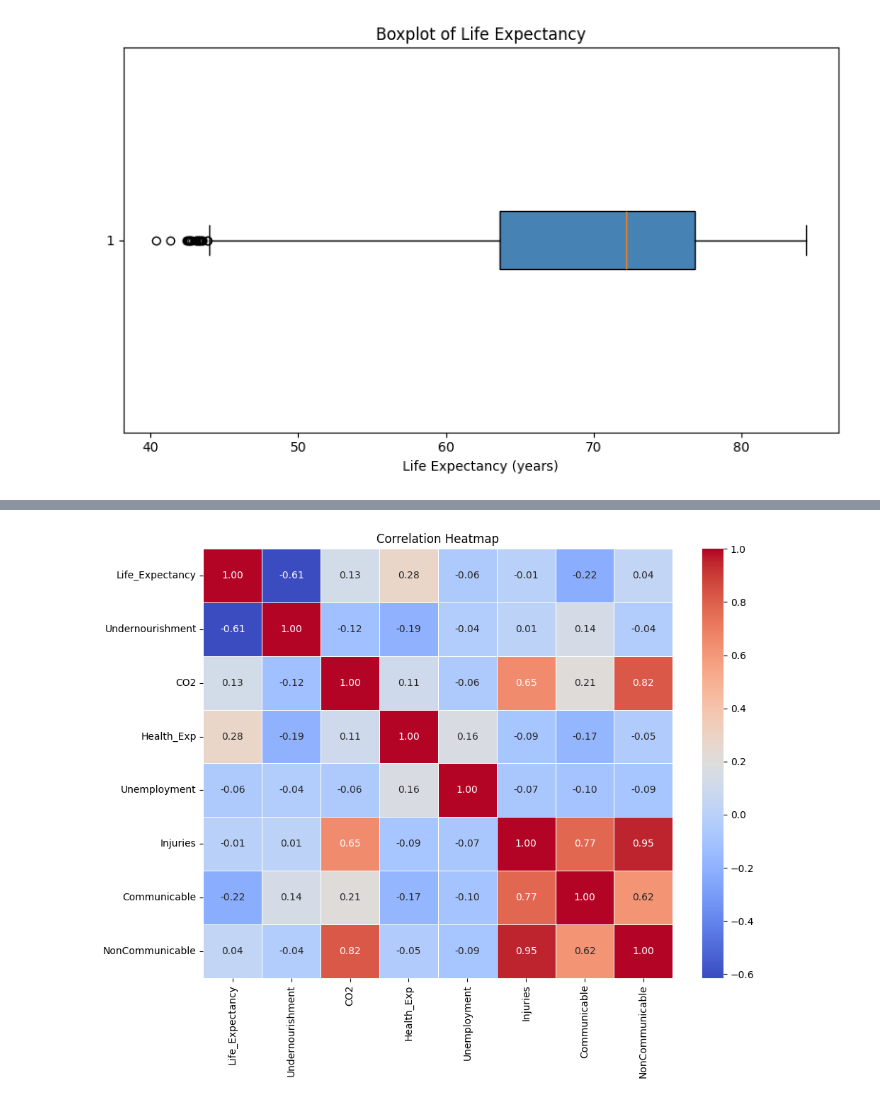
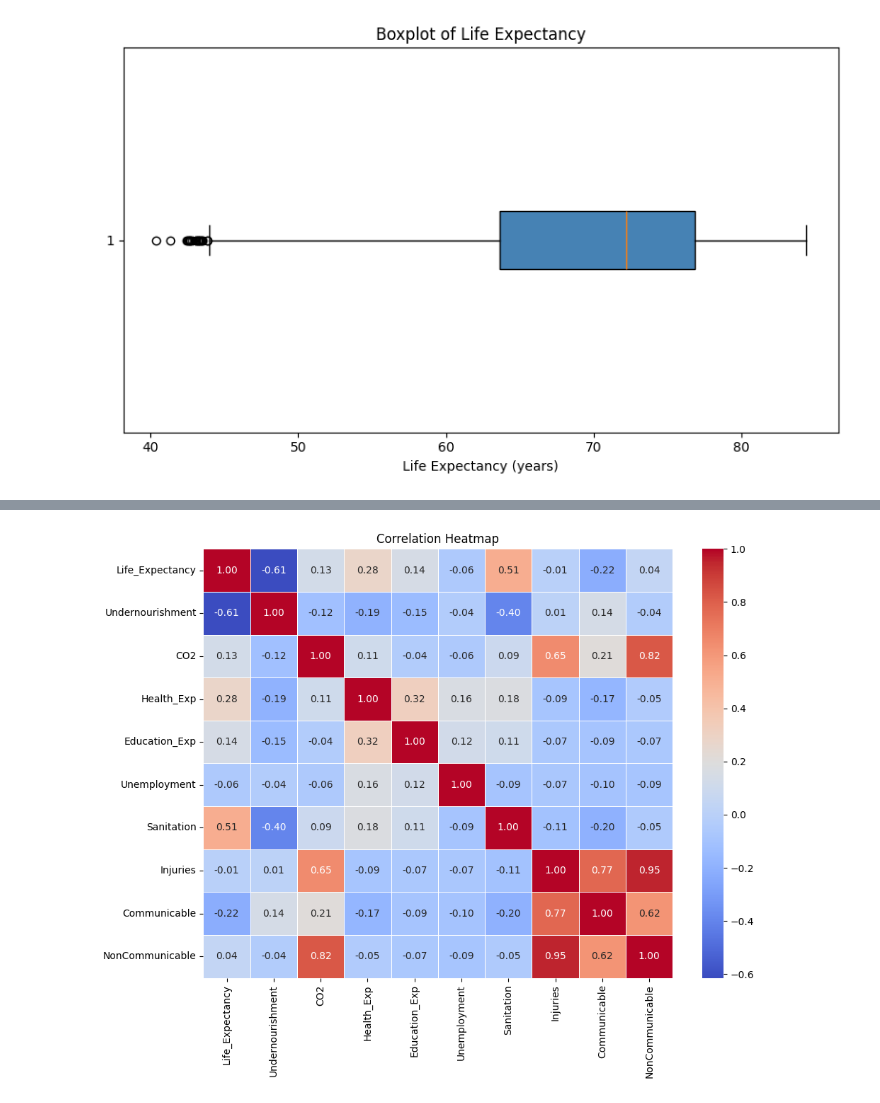
Before and after one commit to ai-ngabo/linear_regression_model, a Jupyter notebook: summative/linear_regression/multivariate.ipynb, the cells around one changed output, grey strips where cells are left out. Drawn from its saved outputs; the diff is of its cells as text; code cells hidden in the pictures.

```diff
--- a/summative/linear_regression/multivariate.ipynb
+++ b/summative/linear_regression/multivariate.ipynb
@@ -141,15 +163,12 @@ Data Cleaning
 # %%
 # Dropping Columns with more than 30% missing values
-# and nun numeric columns
+# and non-numeric columns
 cleaned_data = data.drop(columns=[
     'Year', # time index
     'Country', #Just a label
     'Code', # same as country, no numerical value
     'Region', # no numerical value
-    'Income_Group', # Categorical label
     'Corruption', # missing 70% of the values
-    'Education_Exp', # missing 33% of the values
-    'Sanitation' # missing 37.7Z% of the values
     ])
-cleaned_data.info()
+cleaned_data.head()
 # %% [output]
@@ -187,9 +206,9 @@ dtype: int64
 # %%
 # Hitmap of the correlation on the cleaned dataset
 plt.figure(figsize=(10, 8))
-sns.heatmap(cleaned_data.corr(), annot=True, fmt='.2f', cmap='coolwarm', linewidths=0.5)
+sns.heatmap(cleaned_data.select_dtypes(include=[np.number]).corr(), annot=True, fmt='.2f', cmap='coolwarm', linewidths=0.5)
 plt.title('Correlation Heatmap')
 plt.tight_layout()
 plt.show()
 # %% [output]
-[figure, old version]
+[figure, new version]
```
Also changed, not shown: parts of 26 cells of this notebook.
